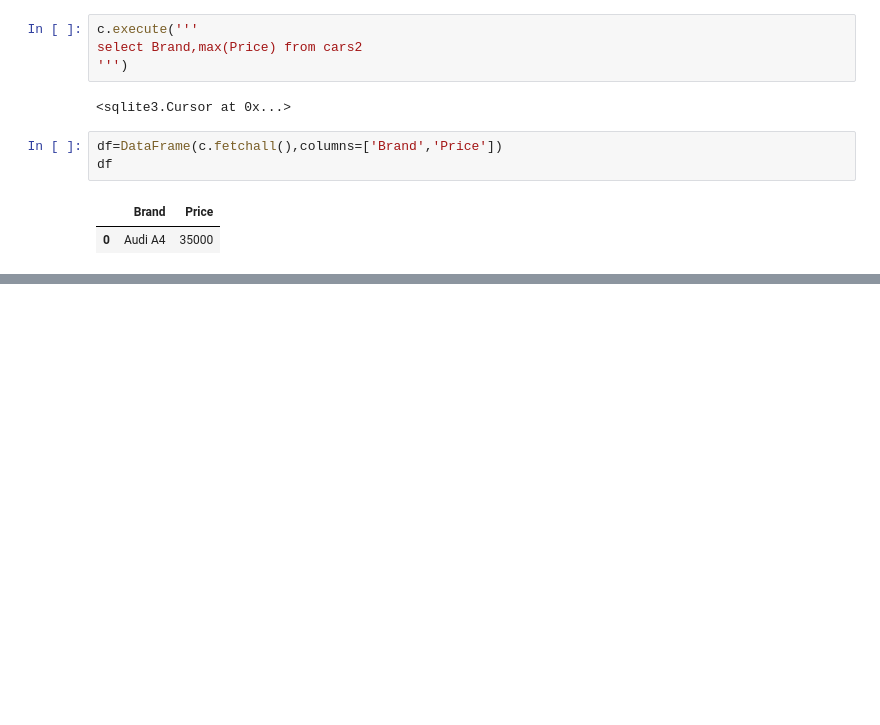
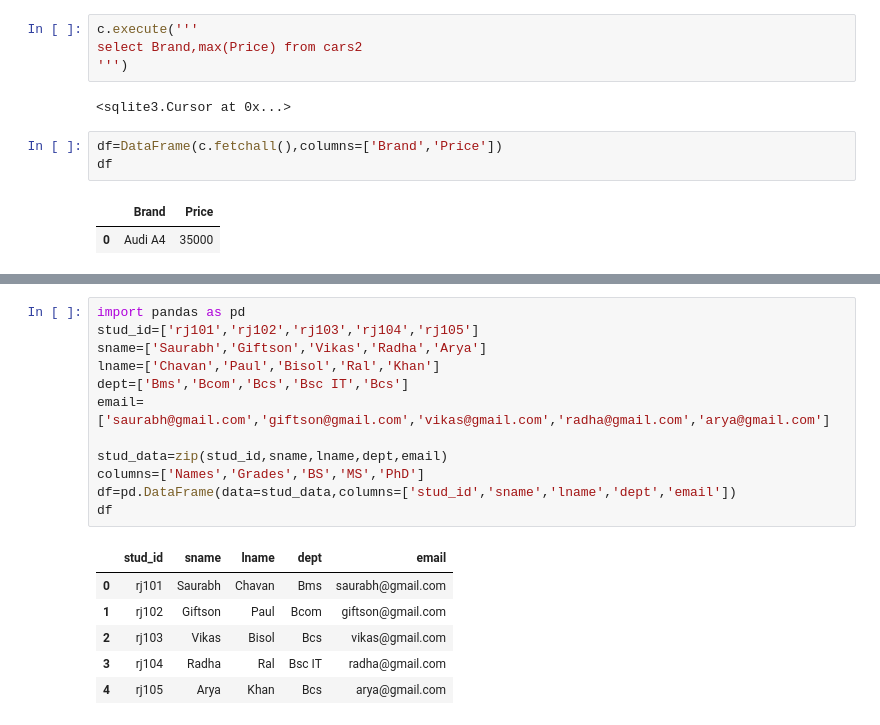
Before and after one commit to shubhamlad21/msc1_fds_512, a Jupyter notebook: FDS.ipynb, the cells around one changed output, grey strips where cells are left out. Cells and saved outputs as stored; diff of their text form; blank space fills up the shorter version.

```diff
--- a/FDS.ipynb
+++ b/FDS.ipynb
@@ -431,0 +454,19 @@ df
+# %%
+import pandas as pd
+stud_id=['rj101','rj102','rj103','rj104','rj105']
+sname=['Saurabh','Giftson','Vikas','Radha','Arya']
+lname=['Chavan','Paul','Bisol','Ral','Khan']
+dept=['Bms','Bcom','Bcs','Bsc IT','Bcs']
+email=['saurabh@gmail.com','giftson@gmail.com','vikas@gmail.com','radha@gmail.com','arya@gmail.com']
+
+stud_data=zip(stud_id,sname,lname,dept,email)
+columns=['Names','Grades','BS','MS','PhD']
+df=pd.DataFrame(data=stud_data,columns=['stud_id','sname','lname','dept','email'])
+df
+# %% [output]
+|  | stud_id | sname | lname | dept | email |
+| 0 | rj101 | Saurabh | Chavan | Bms | saurabh@gmail.com |
+| 1 | rj102 | Giftson | Paul | Bcom | giftson@gmail.com |
+| 2 | rj103 | Vikas | Bisol | Bcs | vikas@gmail.com |
+| 3 | rj104 | Radha | Ral | Bsc IT | radha@gmail.com |
+| 4 | rj105 | Arya | Khan | Bcs | arya@gmail.com |
```
Also changed, not shown: parts of 2 cells of this notebook.
